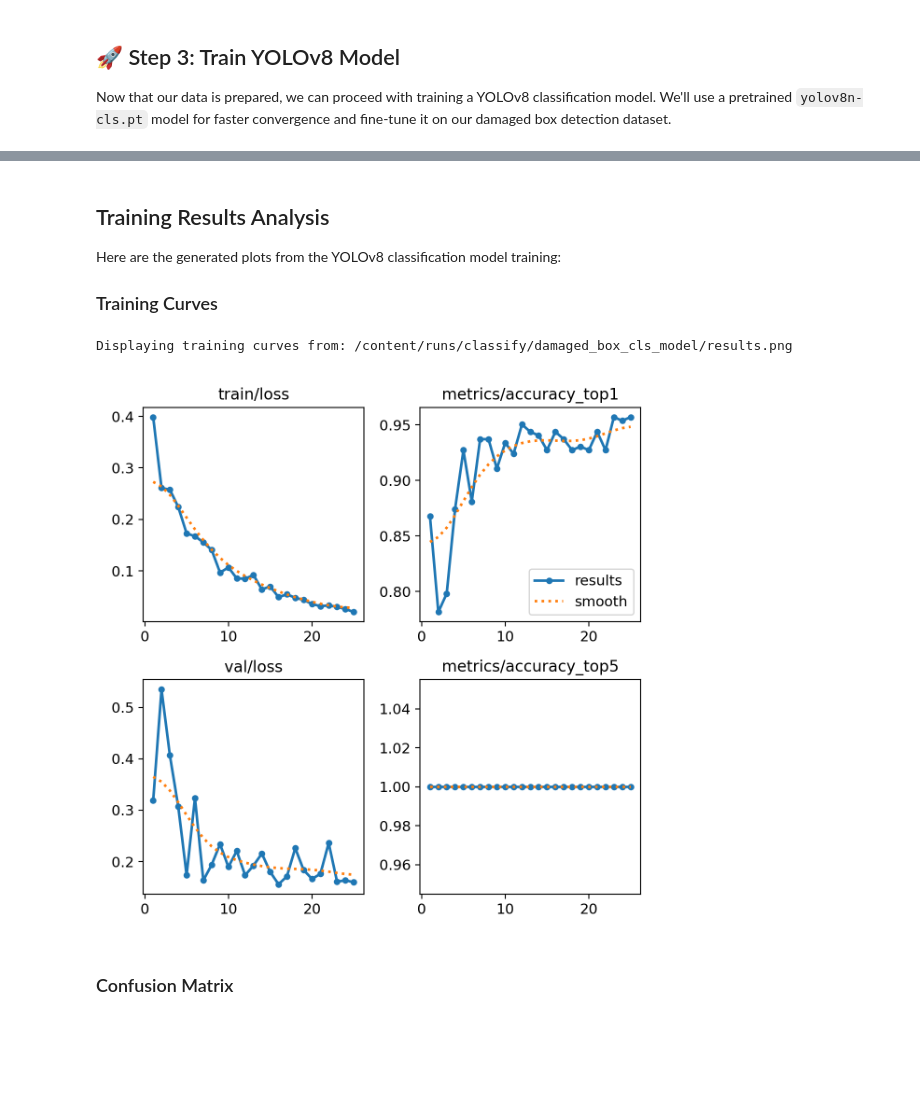
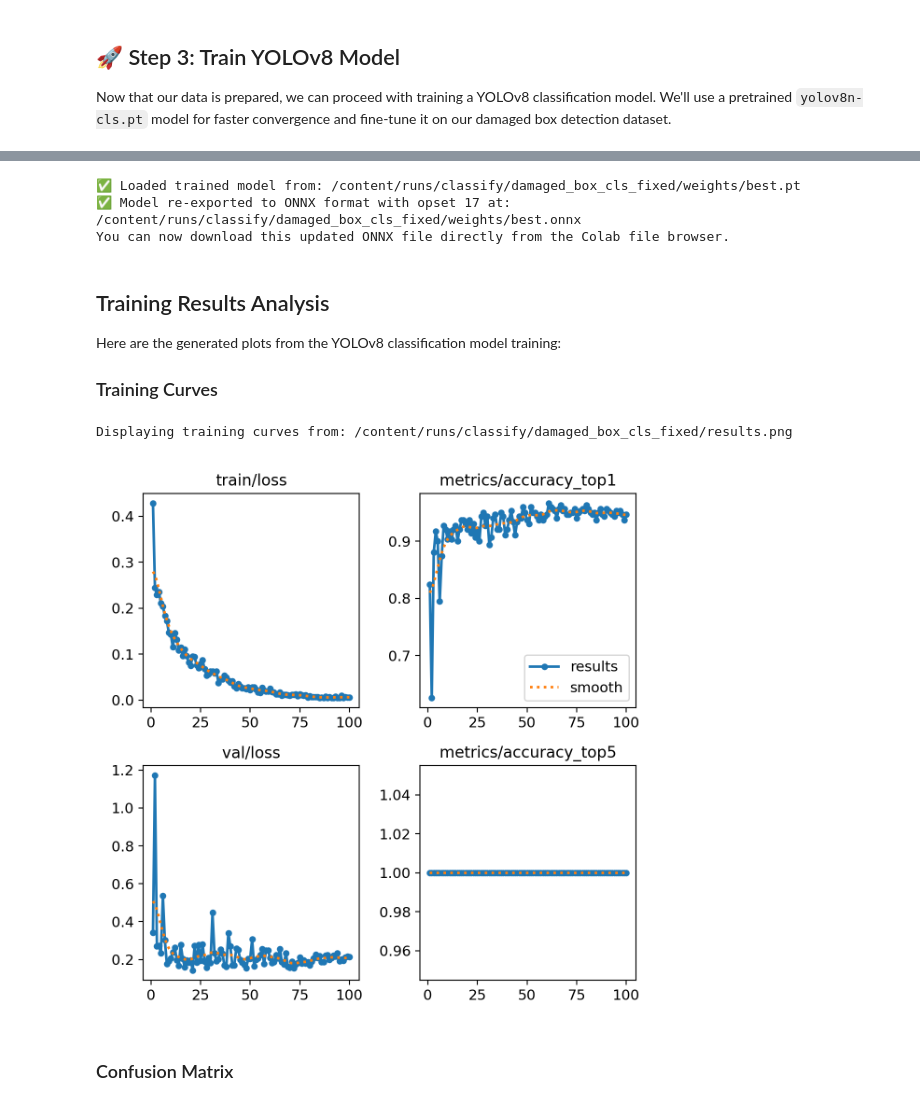
Before and after one commit to chernhaw75/PackageDamage, a Jupyter notebook: Damages_Box_Detection.ipynb, the cells around one changed output, grey strips where cells are left out. Cells and saved outputs as stored; diff of their text form; code cells hidden in the pictures; blank space fills up the shorter version.

```diff
--- a/Damages_Box_Detection.ipynb
+++ b/Damages_Box_Detection.ipynb
@@ -276,3 +553,26 @@ You can also find these files in the Colab file browser (left sidebar -> folder
+# %%
+import os
+from ultralytics import YOLO
+
+# The trained model is typically saved in 'runs/classify/NAME_OF_RUN/weights/best.pt'
+# The previous training run name was 'damaged_box_cls_fixed'
+model_path = os.path.join('/content/runs/classify/damaged_box_cls_fixed', 'weights', 'best.pt')
+
+# Load the best trained model
+loaded_model = YOLO(model_path)
+
+print(f"✅ Loaded trained model from: {model_path}")
+
+# Export the model to ONNX format with opset 17 for ONNX 1.17.0 compatibility.
+# Opset 17 is a stable choice for compatibility with ONNX Runtime 1.17.0.
+export_path = loaded_model.export(format='onnx', opset=17)
+
+print(f"✅ Model re-exported to ONNX format with opset 17 at: {export_path}")
+print("You can now download this updated ONNX file directly from the Colab file browser.")
+# %% [output]
+✅ Loaded trained model from: /content/runs/classify/damaged_box_cls_fixed/weights/best.pt
+✅ Model re-exported to ONNX format with opset 17 at: /content/runs/classify/damaged_box_cls_fixed/weights/best.onnx
+You can now download this updated ONNX file directly from the Colab file browser.
 # %% [markdown]
 ## Training Results Analysis
 
@@ -282,19 +582,19 @@ Here are the generated plots from the YOLOv8 classification model training:
 # %%
 from IPython.display import Image, display
 import os
 
-training_run_dir = '/content/runs/classify/damaged_box_cls_model'
+training_run_dir = '/content/runs/classify/damaged_box_cls_fixed'
 
 # Display training curves (results.png)
 results_path = os.path.join(training_run_dir, 'results.png')
 if os.path.exists(results_path):
     print(f"Displaying training curves from: {results_path}")
     display(Image(filename=results_path, width=800))
 else:
     print(f"❌ Training curves (results.png) not found at {results_path}")
 # %% [output]
-Displaying training curves from: /content/runs/classify/damaged_box_cls_model/results.png
+Displaying training curves from: /content/runs/classify/damaged_box_cls_fixed/results.png
-[figure, old version]
+[figure, new version]
 # %% [markdown]
 ### Confusion Matrix
 # %%
```
Also changed, not shown: parts of 16 cells of this notebook.
